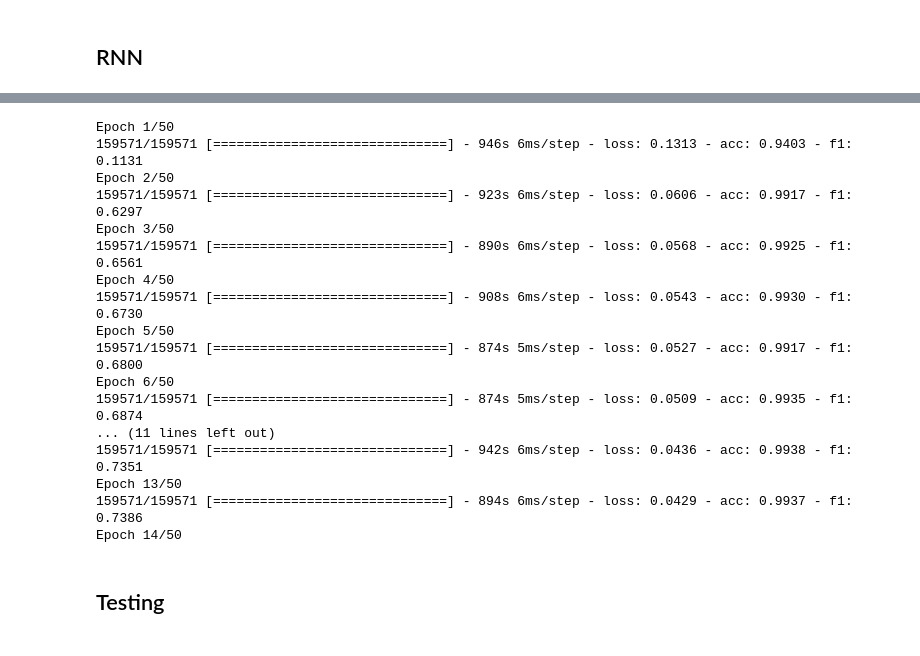
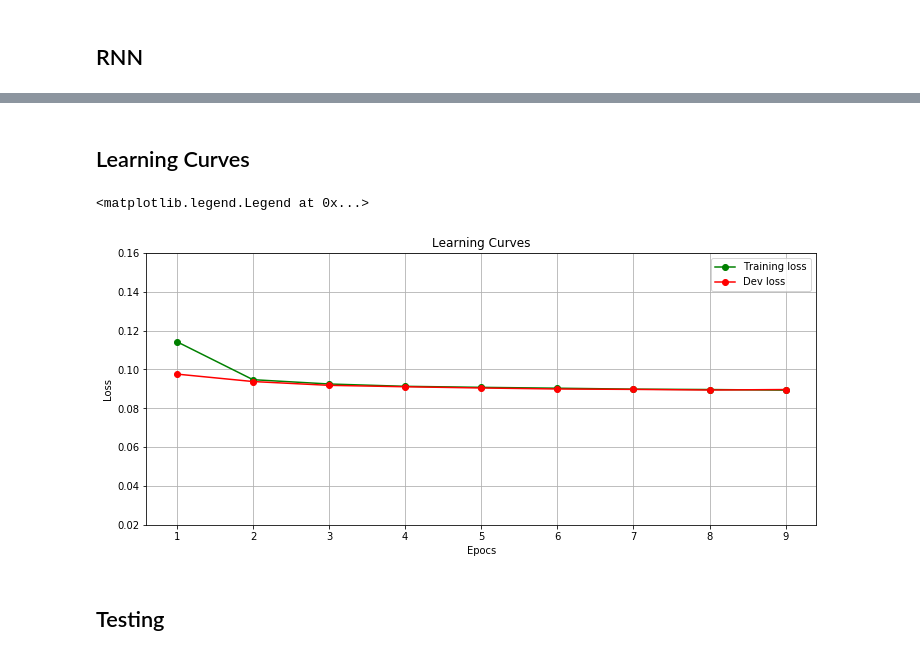
Before and after one commit to mazhurin/toxic, a Jupyter notebook: ToxicComments.ipynb, the cells around one changed output, grey strips where cells are left out. Cells and saved outputs as stored; diff of their text form; code cells hidden in the pictures.

Commit message:
Max len bug fix. Learning curves.

```diff
--- a/ToxicComments.ipynb
+++ b/ToxicComments.ipynb
@@ -104,7 +114,6 @@ def data_clean(message):
 # %%
 import re
 from string import digits
-#from nltk.corpus import stopwords
 def read_comments(filename = ''):
     comments = []
     labels = []
@@ -134,8 +143,11 @@ def read_comments(filename = ''):
                 if w in word_to_vec:
                     words.append(w)
                 else:
-                    if 'fuck' in w:
-                        words.append('fuck')
+                    for badword in bad_words:
+                        if badword in w:
+                            words.append(badword)
+                            break
+
             comments.append(words)
             if len(row) > 2:
                 classes = []
@@ -491,20 +382,0 @@ model_RNN.compile(
-# %%
-model_RNN.fit(X_train_indices, Y_train, epochs = 50, batch_size = 64, shuffle=True, verbose=True)
-# %% [output]
-Epoch 1/50
-159571/159571 [==============================] - 946s 6ms/step - loss: 0.1313 - acc: 0.9403 - f1: 0.1131
-Epoch 2/50
-159571/159571 [==============================] - 923s 6ms/step - loss: 0.0606 - acc: 0.9917 - f1: 0.6297
-Epoch 3/50
-159571/159571 [==============================] - 890s 6ms/step - loss: 0.0568 - acc: 0.9925 - f1: 0.6561
-Epoch 4/50
-159571/159571 [==============================] - 908s 6ms/step - loss: 0.0543 - acc: 0.9930 - f1: 0.6730
-Epoch 5/50
-159571/159571 [==============================] - 874s 5ms/step - loss: 0.0527 - acc: 0.9917 - f1: 0.6800
-Epoch 6/50
-159571/159571 [==============================] - 874s 5ms/step - loss: 0.0509 - acc: 0.9935 - f1: 0.6874
-... (11 lines left out)
-159571/159571 [==============================] - 942s 6ms/step - loss: 0.0436 - acc: 0.9938 - f1: 0.7351
-Epoch 13/50
-159571/159571 [==============================] - 894s 6ms/step - loss: 0.0429 - acc: 0.9937 - f1: 0.7386
-Epoch 14/50
@@ -511,3 +404,19 @@ Epoch 14/50
+# %% [markdown]
+## Learning Curves
+# %%
+plt.figure(figsize=(12, 5))
+plt.title("Learning Curves")
+plt.ylim((0.02, 0.16))
+plt.xlabel("Epocs")
+plt.ylabel("Loss")
+plt.grid()
+epocs = [i+1 for i in range(len(metrics.losses))]
+plt.plot(epocs, metrics.losses, 'o-', color="g", label="Training loss")
+plt.plot(epocs, metrics.losses_dev, 'o-', color="r",label="Dev loss")
+plt.legend(loc="best")
+# %% [output]
+<matplotlib.legend.Legend at 0x...>
+[figure, added]
 # %% [markdown]
 ## Testing
 # %%
```
Also changed, not shown: parts of 28 cells of this notebook.
